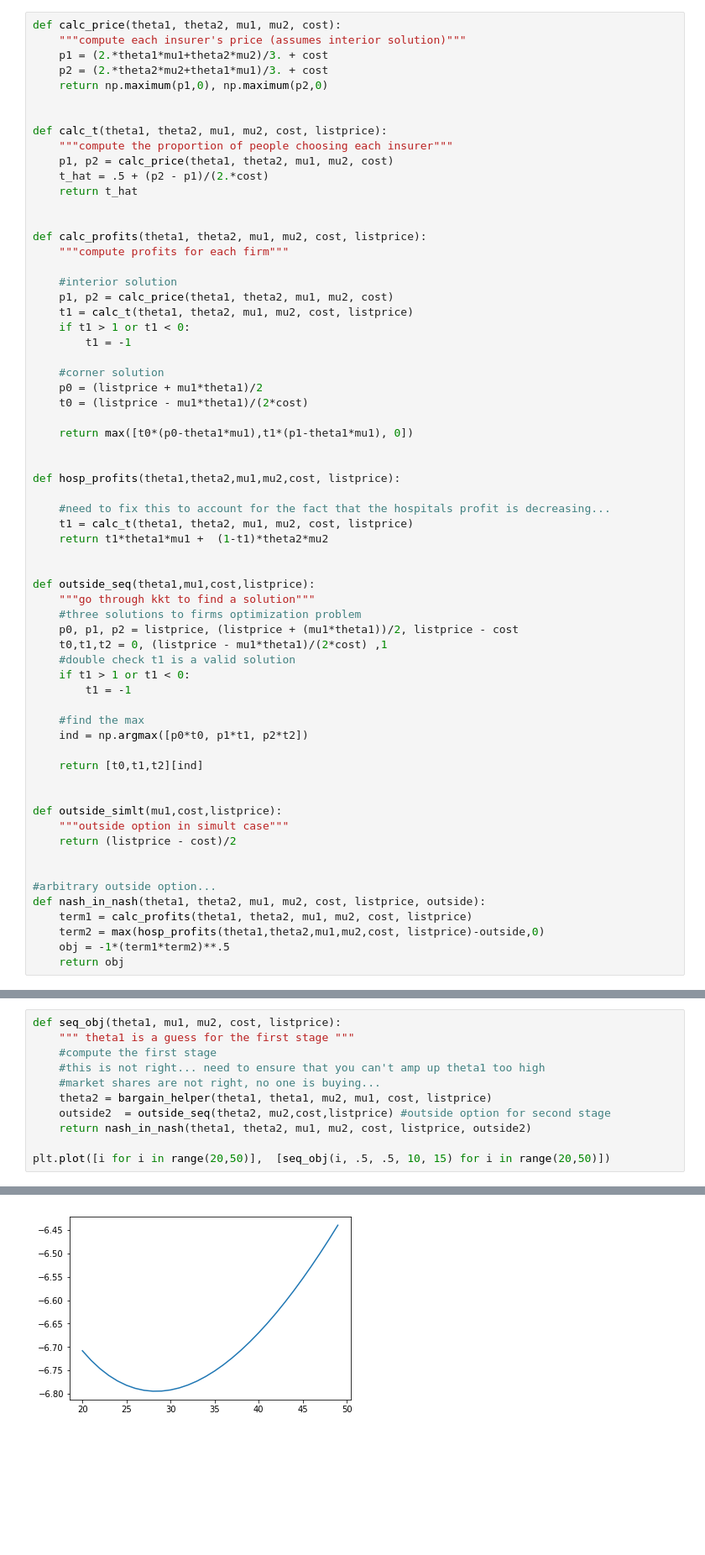
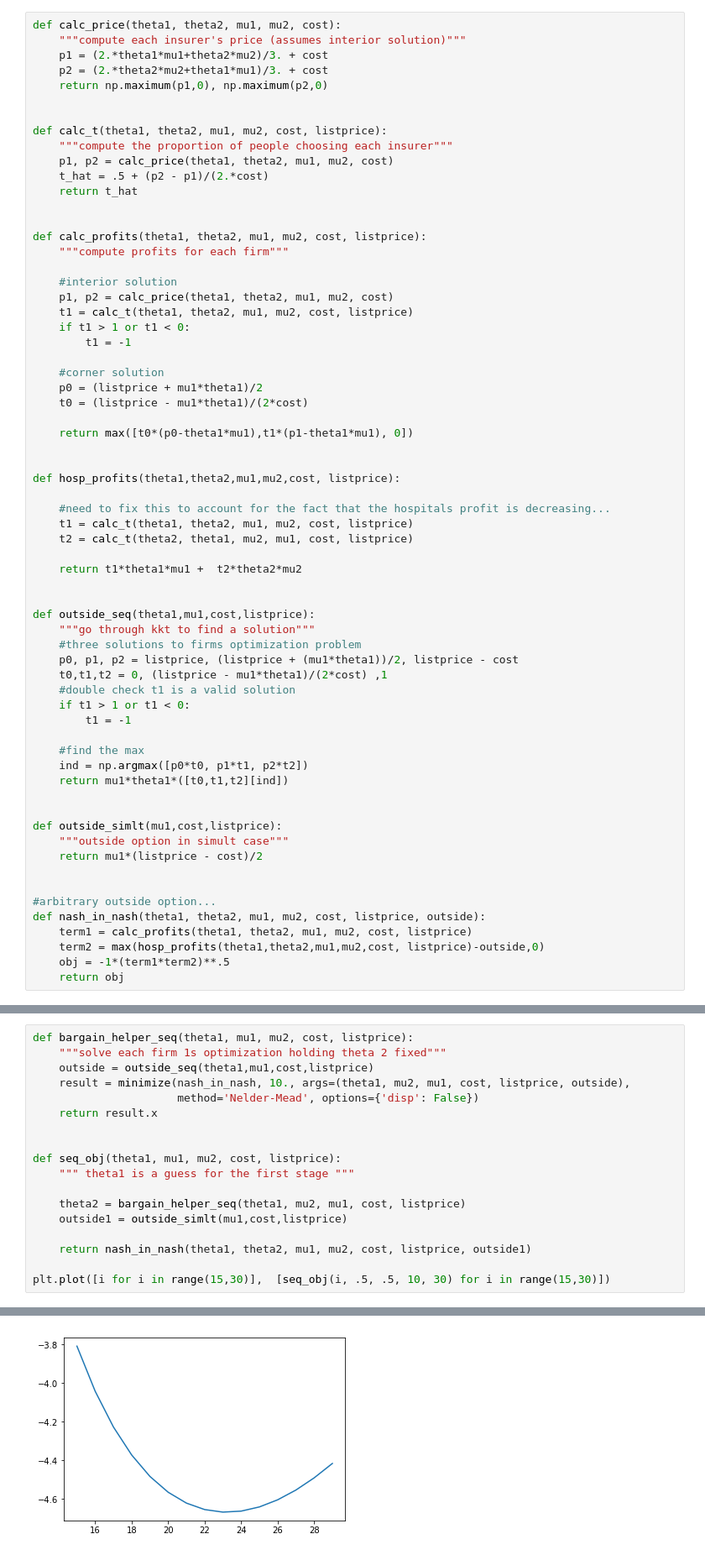
Before and after one commit to ericschulman/health_bargains, a Jupyter notebook: numerical.ipynb, the cells around one changed output, grey strips where cells are left out. Shown at 84% size. Cells and saved outputs as stored; diff of their text form; blank space fills up the shorter version.

```diff
--- a/numerical.ipynb
+++ b/numerical.ipynb
@@ -39,7 +39,9 @@ def hosp_profits(theta1,theta2,mu1,mu2,cost, listprice):
 
     #need to fix this to account for the fact that the hospitals profit is decreasing...
     t1 = calc_t(theta1, theta2, mu1, mu2, cost, listprice)
-    return t1*theta1*mu1 +  (1-t1)*theta2*mu2
+    t2 = calc_t(theta2, theta1, mu2, mu1, cost, listprice)
+
+    return t1*theta1*mu1 +  t2*theta2*mu2
 
 
 def outside_seq(theta1,mu1,cost,listprice):
@@ -53,13 +55,12 @@ def outside_seq(theta1,mu1,cost,listprice):
 
     #find the max
     ind = np.argmax([p0*t0, p1*t1, p2*t2])
-
-    return [t0,t1,t2][ind]
+    return mu1*theta1*([t0,t1,t2][ind])
 
 
 def outside_simlt(mu1,cost,listprice):
     """outside option in simult case"""
-    return (listprice - cost)/2
+    return mu1*(listprice - cost)/2
 
 
 #arbitrary outside option...
@@ -113,17 +114,24 @@ print(simult_bargain(20,20,.5,.5,13,30))
 # %%
+def bargain_helper_seq(theta1, mu1, mu2, cost, listprice):
+    """solve each firm 1s optimization holding theta 2 fixed"""
+    outside = outside_seq(theta1,mu1,cost,listprice)
+    result = minimize(nash_in_nash, 10., args=(theta1, mu2, mu1, cost, listprice, outside),
+                      method='Nelder-Mead', options={'disp': False})
+    return result.x
+
+
 def seq_obj(theta1, mu1, mu2, cost, listprice):
     """ theta1 is a guess for the first stage """
-    #compute the first stage
-    #this is not right... need to ensure that you can't amp up theta1 too high
-    #market shares are not right, no one is buying...
-    theta2 = bargain_helper(theta1, theta1, mu2, mu1, cost, listprice)
-    outside2  = outside_seq(theta2, mu2,cost,listprice) #outside option for second stage
-    return nash_in_nash(theta1, theta2, mu1, mu2, cost, listprice, outside2)
 
-plt.plot([i for i in range(20,50)],  [seq_obj(i, .5, .5, 10, 15) for i in range(20,50)])
+    theta2 = bargain_helper_seq(theta1, mu2, mu1, cost, listprice)
+    outside1 = outside_simlt(mu1,cost,listprice)
+
+    return nash_in_nash(theta1, theta2, mu1, mu2, cost, listprice, outside1)
+
+plt.plot([i for i in range(15,30)],  [seq_obj(i, .5, .5, 10, 30) for i in range(15,30)])
 # %% [output]
 [<matplotlib.lines.Line2D at 0x...>]
-[figure, old version]
+[figure, new version]
 # %%
 def seq_bargain(theta1, mu1, mu2, cost, listprice):
     """solve the bargaining problems seperately,
```
Also changed, not shown: parts of 6 cells of this notebook.
